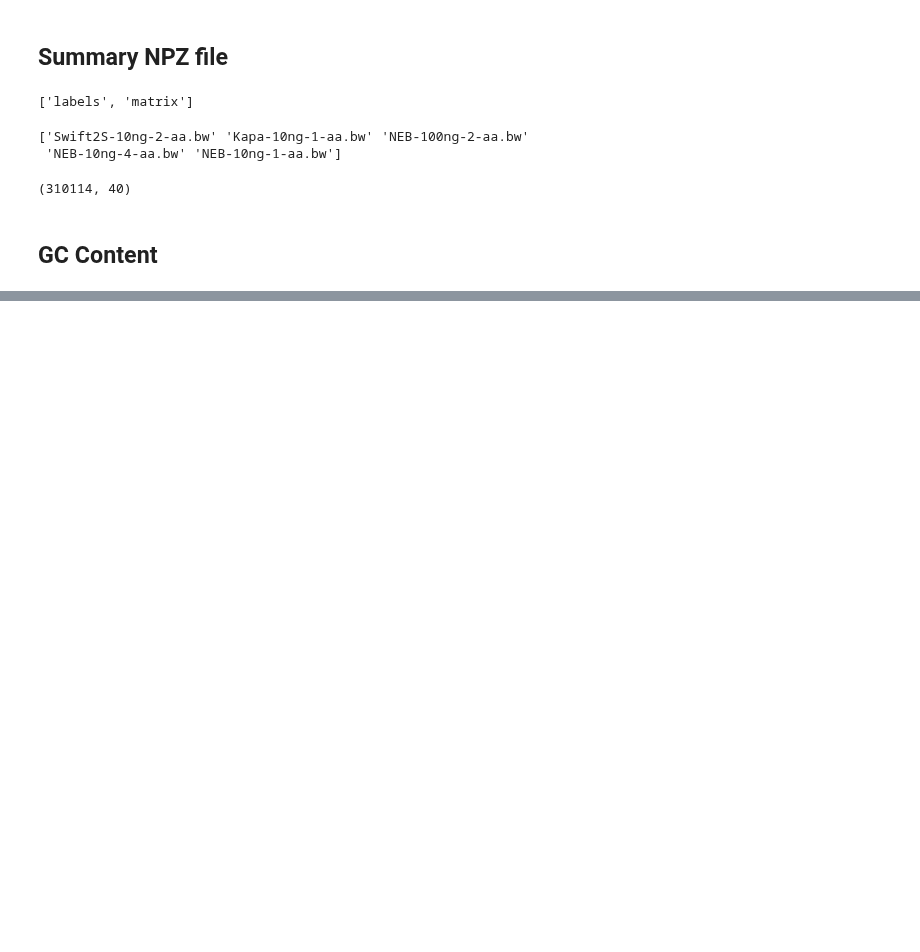
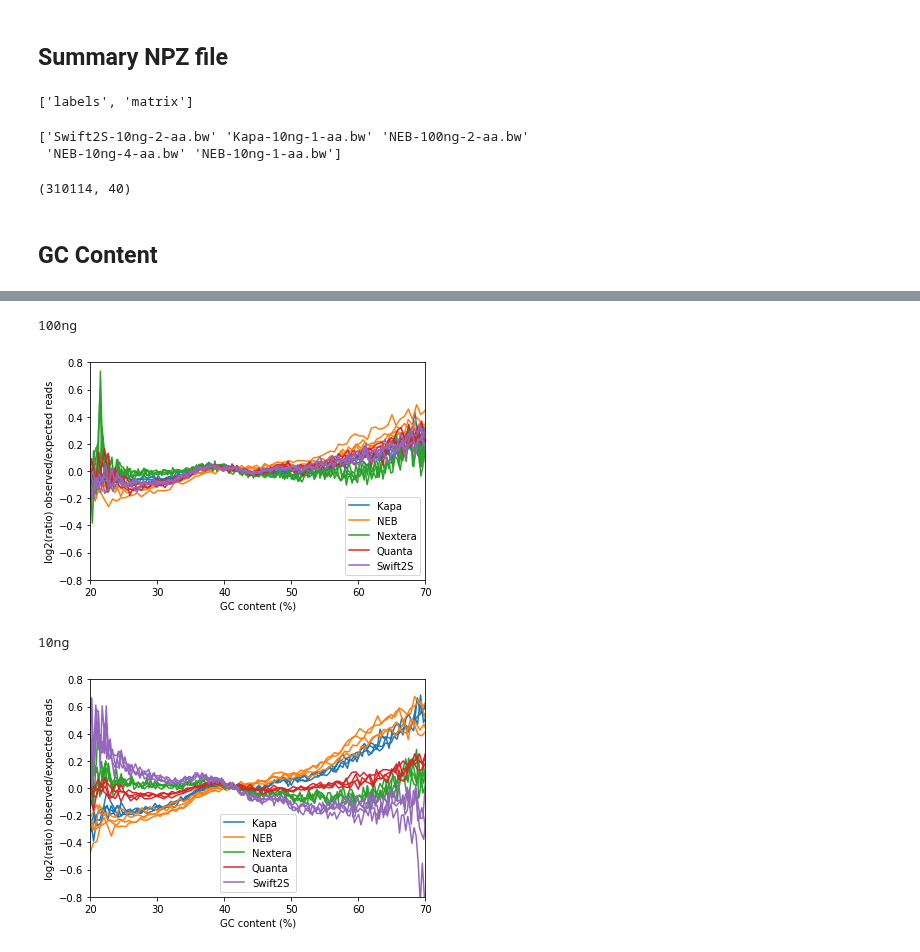
Before and after one commit to fa2k/comparison, a Jupyter notebook: Deeptools_coverage_analysis.ipynb, the cells around one changed output, grey strips where cells are left out. Drawn from its saved outputs; the diff is of its cells as text; code cells hidden in the pictures; blank space fills up the shorter version.

```diff
--- a/Deeptools_coverage_analysis.ipynb
+++ b/Deeptools_coverage_analysis.ipynb
@@ -186,0 +228,44 @@ plt.plot(mat[:, 2])
+# %%
+gc_matrix_files = glob(os.path.join("40_gc_bias", "*.txt"))
+
+# Note here is a couple of references to the previous, unrelated data frame, to preserve
+# order and colour of kit and conc
+kit_index = dict((v, i) for i, v in enumerate(gc_data.Kit.cat.categories))
+
+for conc in gc_data.Conc.cat.categories:
+    print(conc)
+    y_max, y_min = 0, 1
+    legend = set()
+    for path in gc_matrix_files:
+        if "-{}-".format(conc) in path:
+            frequencies = np.loadtxt(path)
+            kit = os.path.basename(path).split("-")[0]
+            x = np.linspace(0, 100, frequencies.shape[0])
+            y = np.log2(frequencies[:, 2])
+            if kit in legend:
+                plt.plot(x, y, color=sns.color_palette()[kit_index[kit]])
+            else:
+                plt.plot(x, y, color=sns.color_palette()[kit_index[kit]], label=kit)
+                legend.add(kit)
+            plt.xlabel('GC content (%)')
+            plt.ylabel('log2(ratio) observed/expected reads')
+            plt.xlim(20, 70)
+            y_max = max(y_max, max(y[np.where(x >= 20)[0][0]:np.where(x <= 70)[0][-1] + 1]))
+            y_min = min(y_min, min(y[np.where(x >= 20)[0][0]:np.where(x <= 70)[0][-1] + 1]))
+    if y_max > 0:
+        y_max *= 1.1
+    else:
+        y_max *= 0.9
+    if y_min < 0:
+        y_min *= 1.1
+    else:
+        y_min *= 0.9
+    plt.ylim(-0.8, 0.8) # and just ignoring max/min anyway
+    plt.legend()
+    plt.savefig("presentation/gc_bias_{}.pdf".format(conc))
+    plt.show()
+# %% [output]
+100ng
+[figure, added]
+10ng
+[figure, added]
```
Also changed, not shown: parts of 16 cells of this notebook.
